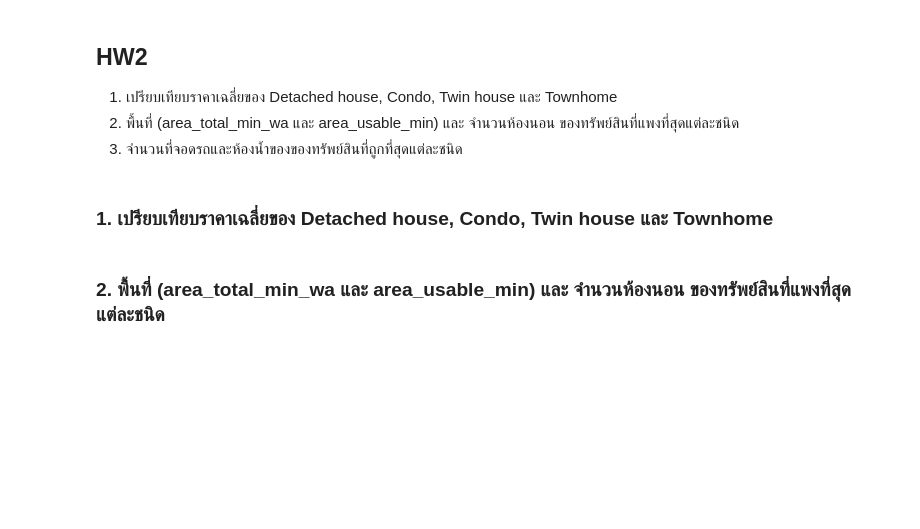
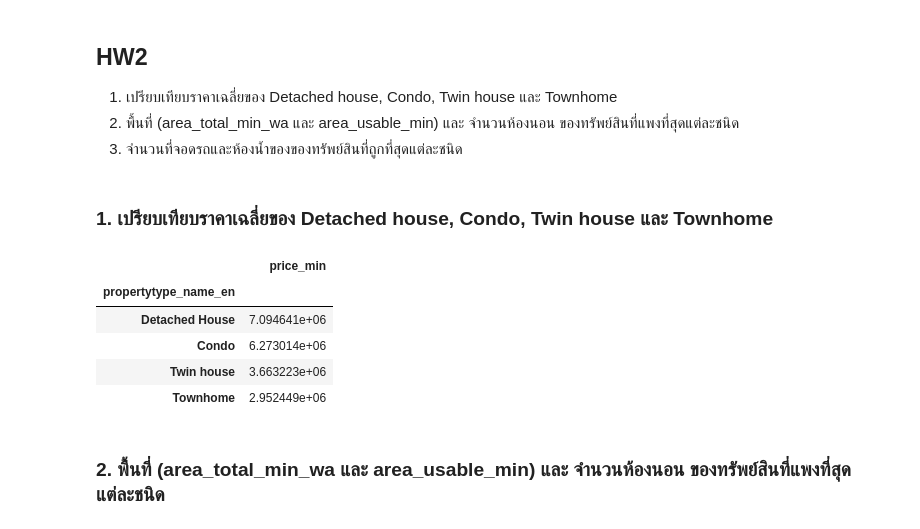
Before and after one commit to chutimaq/BasicProg_DataViz65, a Jupyter notebook: pandas101.ipynb, the cells around one changed output. Drawn from its saved outputs; the diff is of its cells as text; code cells hidden in the pictures; blank space fills up the shorter version.

```diff
--- a/pandas101.ipynb
+++ b/pandas101.ipynb
@@ -452,6 +452,17 @@ unit.groupby(['propertytype_name_en']).count()
 3. จำนวนที่จอดรถและห้องน้ำของของทรัพย์สินที่ถูกที่สุดแต่ละชนิด
 # %% [markdown]
 ### 1. เปรียบเทียบราคาเฉลี่ยของ Detached house, Condo, Twin house และ Townhome
+# %%
+unit.groupby('propertytype_name_en')['propertytype_name_en','price_min'].mean()
+unit2=unit.groupby('propertytype_name_en')['propertytype_name_en','price_min'].mean()
+unit2.drop(['Apartment','Commercial','Home office','Hotel','Office Space','Warehouse / Factory']).sort_values('price_min',ascending=False)
+# %% [output]
+|  | price_min |
+| propertytype_name_en |  |
+| Detached House | 7.094641e+06 |
+| Condo | 6.273014e+06 |
+| Twin house | 3.663223e+06 |
+| Townhome | 2.952449e+06 |
 # %% [markdown]
 ### 2. พื้นที่ (area_total_min_wa และ area_usable_min) และ จำนวนห้องนอน ของทรัพย์สินที่แพงที่สุดแต่ละชนิด
 # %%
```
Also changed, not shown: parts of 3 cells of this notebook.
